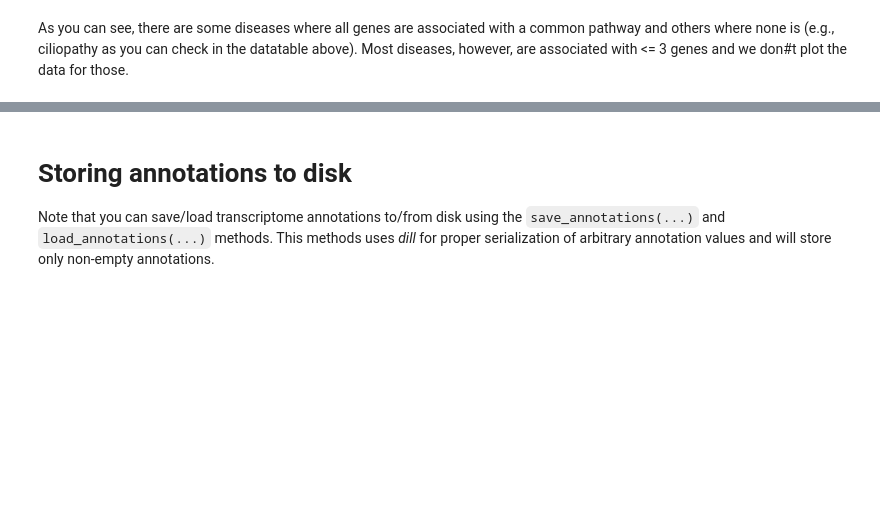
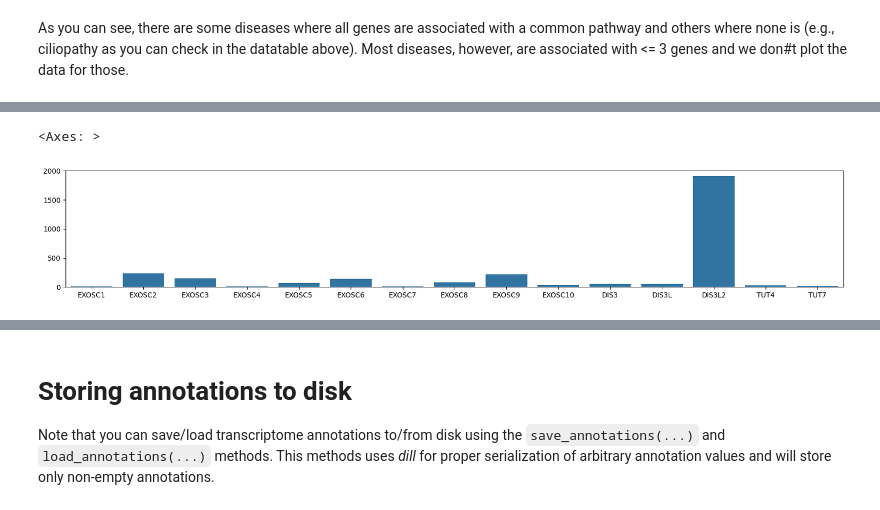
Before and after one commit to popitsch/rnalib, a Jupyter notebook: notebooks/Tutorial_transcriptome_annotation.ipynb, the cells around one changed output, grey strips where cells are left out. Cells and saved outputs as stored; diff of their text form; code cells hidden in the pictures; blank space fills up the shorter version.

```diff
--- a/notebooks/Tutorial_transcriptome_annotation.ipynb
+++ b/notebooks/Tutorial_transcriptome_annotation.ipynb
@@ -439,0 +447,16 @@ the datatable above). Most diseases, however, are associated with <= 3 genes and
+# %%
+import biothings_client
+vc = biothings_client.get_client('variant')
+# %%
+# collect all clinvar variants from the given genes
+clinvar_vars = {}
+goi = ['EXOSC1','EXOSC2','EXOSC3','EXOSC4','EXOSC5','EXOSC6','EXOSC7','EXOSC8','EXOSC9','EXOSC10',
+      'DIS3','DIS3L','DIS3L2','TUT4', 'TUT7']
+for gn in goi:
+    loc = str(t[gn].get_stranded(None))
+    clinvar_vars[gn]=dict()
+    for v in vc.query(gn + ' AND _exists_:clinvar',
+                      fields=['_id','clinvar'],
+                      assembly='hg38', fetch_all=True):
+        if 'clinvar' in v:
+            clinvar_vars[gn][v['_id']] = v
@@ -439,0 +481,5 @@ the datatable above). Most diseases, however, are associated with <= 3 genes and
+# %%
+sns.barplot({k:len(v) for k,v in clinvar_vars.items()})
+# %% [output]
+<Axes: >
+[figure, added]
```
Also changed, not shown: parts of 7 cells of this notebook, 2 other files.
